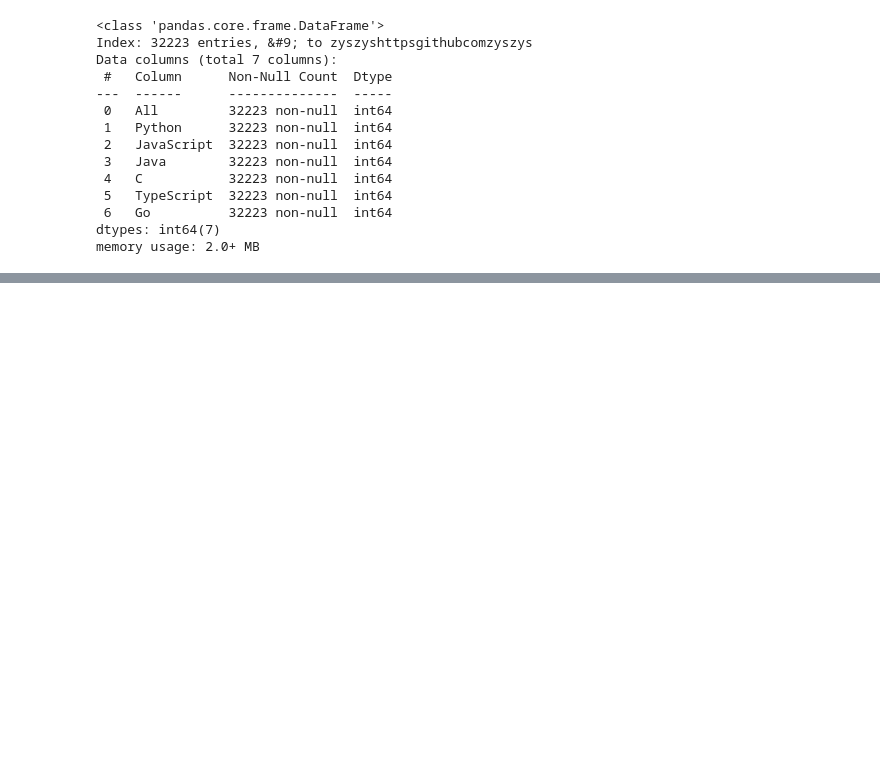
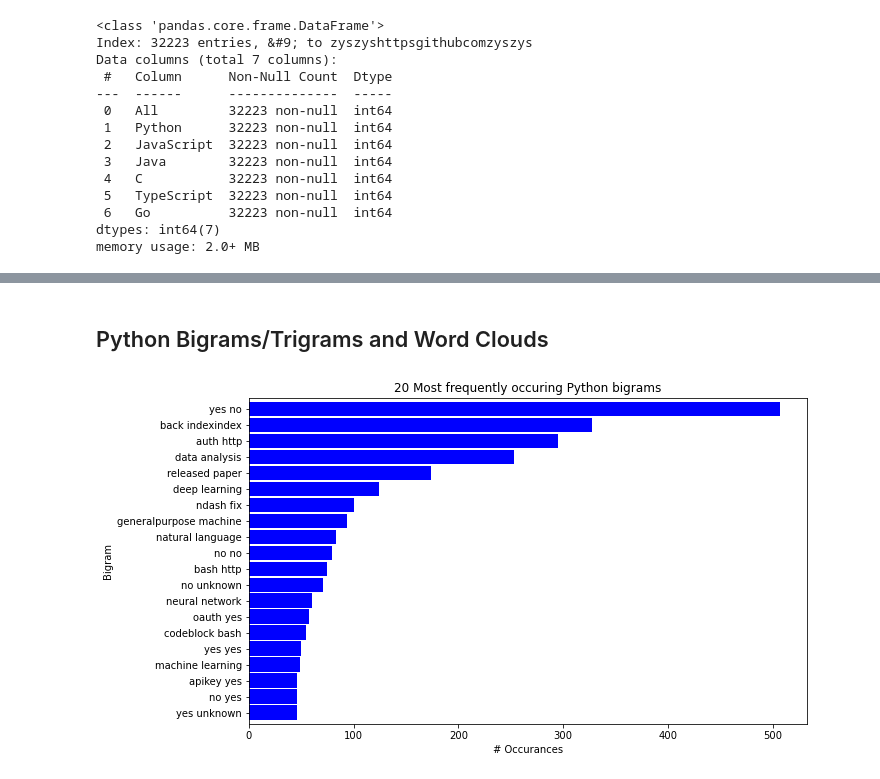
Before and after one commit to gabrielatijerina/nlp-project, a Jupyter notebook: final-notebook.ipynb, the cells around one changed output, grey strips where cells are left out. Drawn from its saved outputs; the diff is of its cells as text; code cells hidden in the pictures; blank space fills up the shorter version.

```diff
--- a/final-notebook.ipynb
+++ b/final-notebook.ipynb
@@ -499,0 +699,23 @@ memory usage: 2.0+ MB
+# %%
+#Create variables for most common bigrams for each language
+python_bigrams = (pd.Series(nltk.ngrams(python_words.split(), 2))
+                      .value_counts()
+                      .head(20))
+javascript_bigrams = (pd.Series(nltk.ngrams(javascript_words.split(), 2))
+                      .value_counts()
+                      .head(20))
+java_bigrams = (pd.Series(nltk.ngrams(java_words.split(), 2))
+                      .value_counts()
+                      .head(20))
+c_bigrams = (pd.Series(nltk.ngrams(c_words.split(), 2))
+                      .value_counts()
+                      .head(20))
+typescript_bigrams = (pd.Series(nltk.ngrams(typescript_words.split(), 2))
+                      .value_counts()
+                      .head(20))
+go_bigrams = (pd.Series(nltk.ngrams(go_words.split(), 2))
+                      .value_counts()
+                      .head(20))
+all_bigrams = (pd.Series(nltk.ngrams(all_lang_words.split(), 2))
+                      .value_counts()
+                      .head(20))
@@ -499,0 +745,16 @@ memory usage: 2.0+ MB
+# %% [markdown]
+## Python Bigrams/Trigrams and Word Clouds
+# %%
+#bigrams
+python_bigrams.sort_values().plot.barh(color='blue', width=.9, figsize=(10, 6))
+
+plt.title('20 Most frequently occuring Python bigrams')
+plt.ylabel('Bigram')
+plt.xlabel('# Occurances')
+
+#labels
+ticks, _ = plt.yticks()
+labels = python_bigrams.reset_index()['index'].apply(lambda t: t[0] + ' ' + t[1])
+_ = plt.yticks(ticks, labels)
+# %% [output]
+[figure, added]
```
Also changed, not shown: parts of 20 cells of this notebook.
